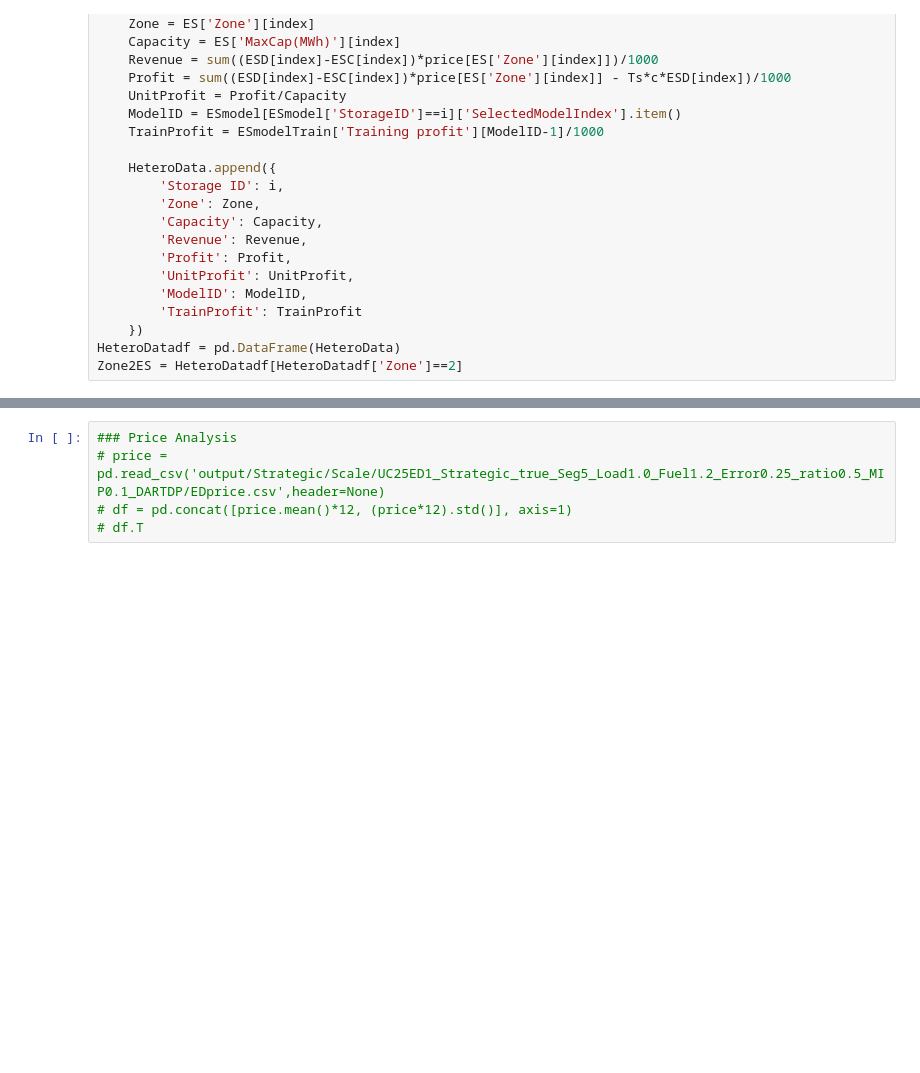
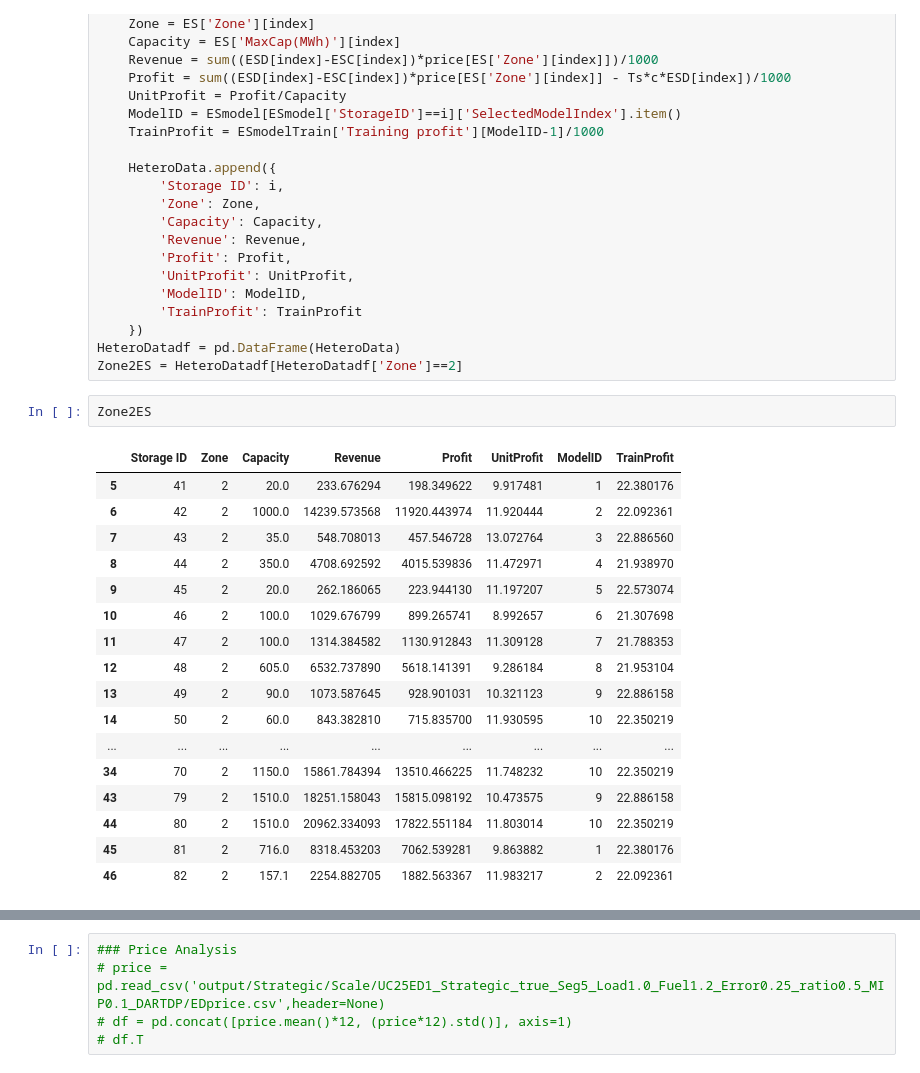
Before and after one commit to niklauskun/STESTS-Archive, a Jupyter notebook: Plot-STESTS.ipynb, the cells around one changed output, grey strips where cells are left out. Drawn from its saved outputs; the diff is of its cells as text; blank space fills up the shorter version.

```diff
--- a/Plot-STESTS.ipynb
+++ b/Plot-STESTS.ipynb
@@ -39,6 +85,26 @@ for i in ESmodel['StorageID']:
     })
 HeteroDatadf = pd.DataFrame(HeteroData)
 Zone2ES = HeteroDatadf[HeteroDatadf['Zone']==2]
+# %%
+Zone2ES
+# %% [output]
+|  | Storage ID | Zone | Capacity | Revenue | Profit | UnitProfit | ModelID | TrainProfit |
+| 5 | 41 | 2 | 20.0 | 233.676294 | 198.349622 | 9.917481 | 1 | 22.380176 |
+| 6 | 42 | 2 | 1000.0 | 14239.573568 | 11920.443974 | 11.920444 | 2 | 22.092361 |
+| 7 | 43 | 2 | 35.0 | 548.708013 | 457.546728 | 13.072764 | 3 | 22.886560 |
+| 8 | 44 | 2 | 350.0 | 4708.692592 | 4015.539836 | 11.472971 | 4 | 21.938970 |
+| 9 | 45 | 2 | 20.0 | 262.186065 | 223.944130 | 11.197207 | 5 | 22.573074 |
+| 10 | 46 | 2 | 100.0 | 1029.676799 | 899.265741 | 8.992657 | 6 | 21.307698 |
+| 11 | 47 | 2 | 100.0 | 1314.384582 | 1130.912843 | 11.309128 | 7 | 21.788353 |
+| 12 | 48 | 2 | 605.0 | 6532.737890 | 5618.141391 | 9.286184 | 8 | 21.953104 |
+| 13 | 49 | 2 | 90.0 | 1073.587645 | 928.901031 | 10.321123 | 9 | 22.886158 |
+| 14 | 50 | 2 | 60.0 | 843.382810 | 715.835700 | 11.930595 | 10 | 22.350219 |
+| ... | ... | ... | ... | ... | ... | ... | ... | ... |
+| 34 | 70 | 2 | 1150.0 | 15861.784394 | 13510.466225 | 11.748232 | 10 | 22.350219 |
+| 43 | 79 | 2 | 1510.0 | 18251.158043 | 15815.098192 | 10.473575 | 9 | 22.886158 |
+| 44 | 80 | 2 | 1510.0 | 20962.334093 | 17822.551184 | 11.803014 | 10 | 22.350219 |
+| 45 | 81 | 2 | 716.0 | 8318.453203 | 7062.539281 | 9.863882 | 1 | 22.380176 |
+| 46 | 82 | 2 | 157.1 | 2254.882705 | 1882.563367 | 11.983217 | 2 | 22.092361 |
 # %%
 plt.figure(figsize=(10, 6))
 # Using capacity as the color variable
```
Also changed, not shown: parts of 12 cells of this notebook, 5 other files.
